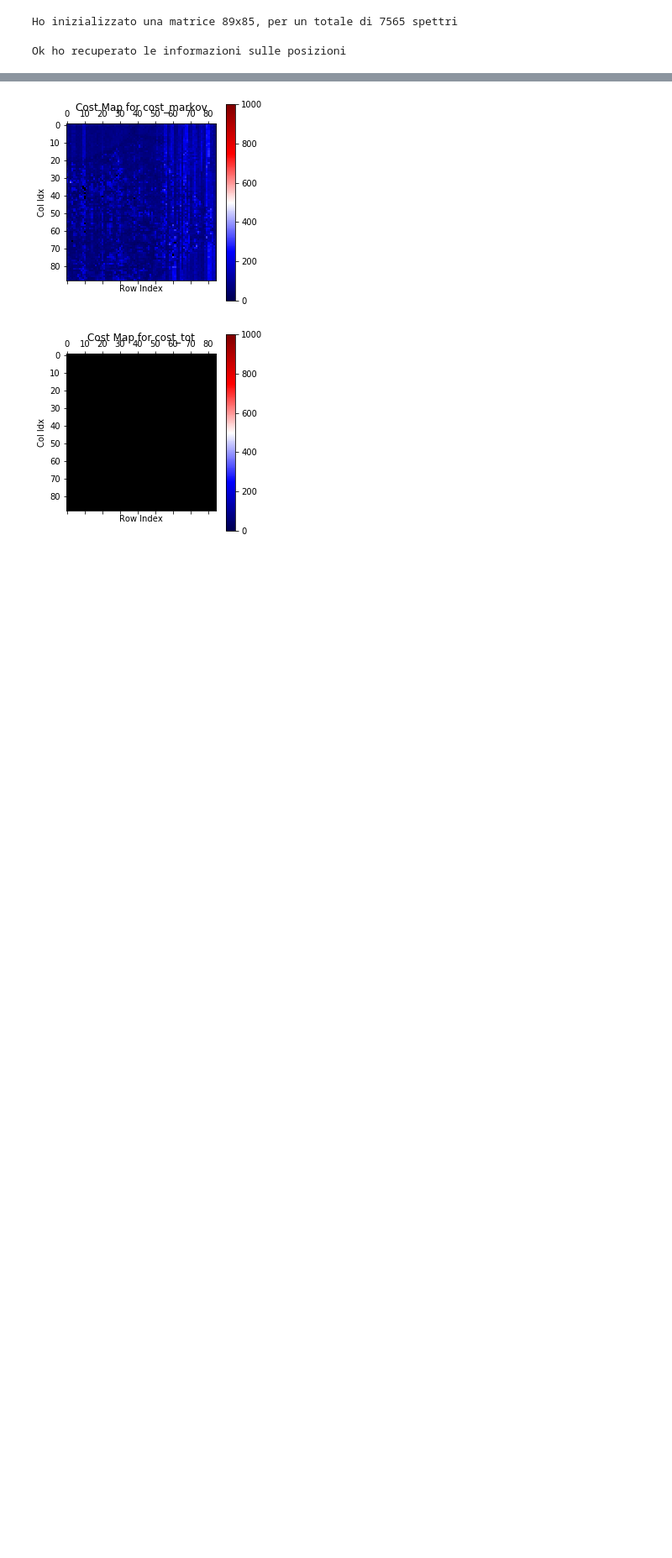
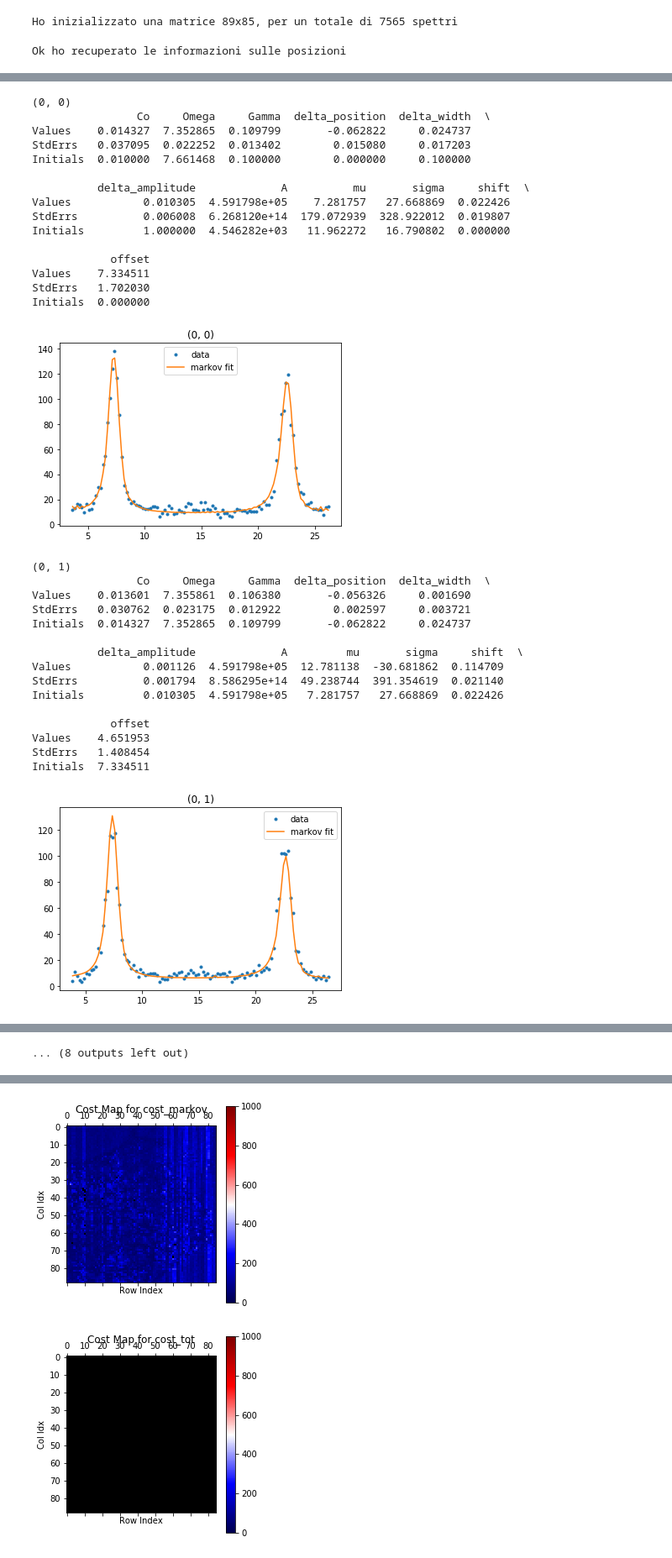
Before and after one commit to flautodipan/Python_Libraries, a Jupyter notebook: Experimentum_analysis.ipynb, the cells around one changed output, grey strips where cells are left out. Shown at 84% size. Drawn from its saved outputs; the diff is of its cells as text; code cells hidden in the pictures; blank space fills up the shorter version.

```diff
--- a/Experimentum_analysis.ipynb
+++ b/Experimentum_analysis.ipynb
@@ -209,0 +193,35 @@ Ho trovato per i dati fit markov in ../BRILLOUIN/TDP43/ARS_13_02/analysis_nodelt
+# %%
+Plot_Elements_Spectrum(matrix, boni[:10], fit = 'markov')
+# %% [output]
+(0, 0)
+                Co     Omega     Gamma  delta_position  delta_width  \
+Values    0.014327  7.352865  0.109799       -0.062822     0.024737
+StdErrs   0.037095  0.022252  0.013402        0.015080     0.017203
+Initials  0.010000  7.661468  0.100000        0.000000     0.100000
+
+          delta_amplitude             A          mu       sigma     shift  \
+Values           0.010305  4.591798e+05    7.281757   27.668869  0.022426
+StdErrs          0.006008  6.268120e+14  179.072939  328.922012  0.019807
+Initials         1.000000  4.546282e+03   11.962272   16.790802  0.000000
+
+            offset
+Values    7.334511
+StdErrs   1.702030
+Initials  0.000000
+[figure, added]
+(0, 1)
+                Co     Omega     Gamma  delta_position  delta_width  \
+Values    0.013601  7.355861  0.106380       -0.056326     0.001690
+StdErrs   0.030762  0.023175  0.012922        0.002597     0.003721
+Initials  0.014327  7.352865  0.109799       -0.062822     0.024737
+
+          delta_amplitude             A         mu       sigma     shift  \
+Values           0.001126  4.591798e+05  12.781138  -30.681862  0.114709
+StdErrs          0.001794  8.586295e+14  49.238744  391.354619  0.021140
+Initials         0.010305  4.591798e+05   7.281757   27.668869  0.022426
+
+            offset
+Values    4.651953
+StdErrs   1.408454
+Initials  7.334511
+[figure, added]
@@ -210 +292,2 @@ Ho trovato per i dati fit markov in ../BRILLOUIN/TDP43/ARS_13_02/analysis_nodelt
+... (8 outputs left out)
 # %%
```
Also changed, not shown: parts of 30 cells of this notebook, 2 other files.
